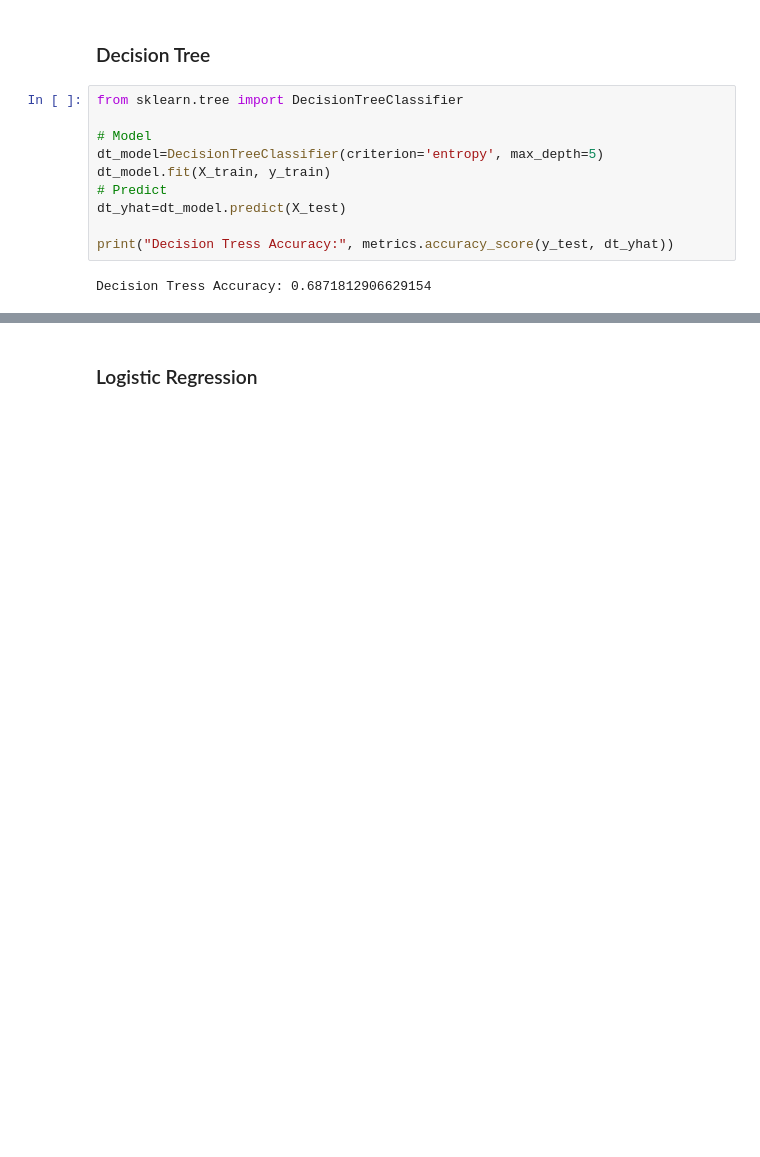
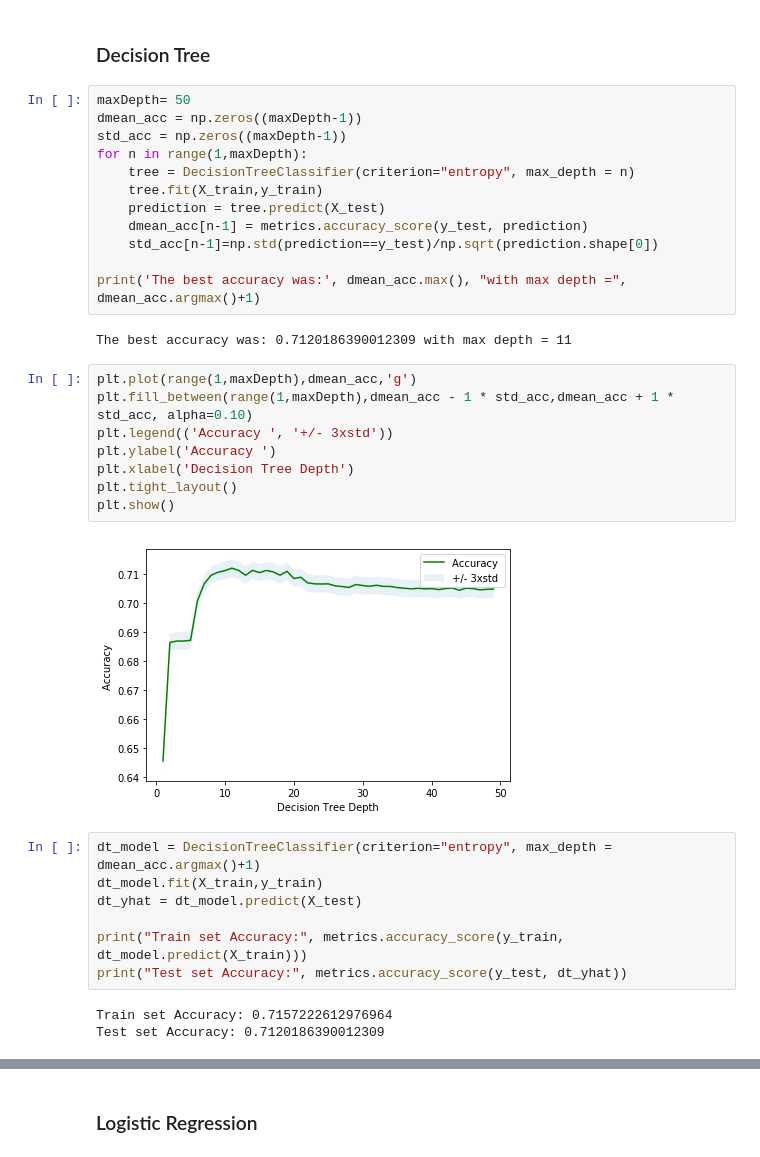
Before and after one commit to leylayunis/Coursera_Capstone, a Jupyter notebook: Project.ipynb, the cells around one changed output, grey strips where cells are left out. Drawn from its saved outputs; the diff is of its cells as text; blank space fills up the shorter version.

```diff
--- a/Project.ipynb
+++ b/Project.ipynb
@@ -354,18 +354,40 @@ F1-Score of KNN is :  0.6089307637818681
 Jaccard Score of KNN is :  0.6241867416915773
 # %% [markdown]
 ### Decision Tree
+# %%
+maxDepth= 50
+dmean_acc = np.zeros((maxDepth-1))
+std_acc = np.zeros((maxDepth-1))
+for n in range(1,maxDepth):
+    tree = DecisionTreeClassifier(criterion="entropy", max_depth = n)
+    tree.fit(X_train,y_train)
+    prediction = tree.predict(X_test)
+    dmean_acc[n-1] = metrics.accuracy_score(y_test, prediction)
+    std_acc[n-1]=np.std(prediction==y_test)/np.sqrt(prediction.shape[0])
+
+print('The best accuracy was:', dmean_acc.max(), "with max depth =", dmean_acc.argmax()+1)
+# %% [output]
+The best accuracy was: 0.7120186390012309 with max depth = 11
+# %%
+plt.plot(range(1,maxDepth),dmean_acc,'g')
+plt.fill_between(range(1,maxDepth),dmean_acc - 1 * std_acc,dmean_acc + 1 * std_acc, alpha=0.10)
+plt.legend(('Accuracy ', '+/- 3xstd'))
+plt.ylabel('Accuracy ')
+plt.xlabel('Decision Tree Depth')
+plt.tight_layout()
+plt.show()
+# %% [output]
+[figure, added]
 # %%
-from sklearn.tree import DecisionTreeClassifier
+dt_model = DecisionTreeClassifier(criterion="entropy", max_depth = dmean_acc.argmax()+1)
+dt_model.fit(X_train,y_train)
+dt_yhat = dt_model.predict(X_test)
 
-# Model
-dt_model=DecisionTreeClassifier(criterion='entropy', max_depth=5)
-dt_model.fit(X_train, y_train)
-# Predict
-dt_yhat=dt_model.predict(X_test)
-
-print("Decision Tress Accuracy:", metrics.accuracy_score(y_test, dt_yhat))
+print("Train set Accuracy:", metrics.accuracy_score(y_train, dt_model.predict(X_train)))
+print("Test set Accuracy:", metrics.accuracy_score(y_test, dt_yhat))
 # %% [output]
-Decision Tress Accuracy: 0.6871812906629154
+Train set Accuracy: 0.7157222612976964
+Test set Accuracy: 0.7120186390012309
 # %%
 print("F1-Score of Decision Tree is : ", metrics.f1_score(y_test, dt_yhat, average='macro'))
 print("Jaccard Score of Decision Tree is : ", metrics.jaccard_similarity_score(y_test, dt_yhat))
```
Also changed, not shown: parts of 8 cells of this notebook, 2 other files.
